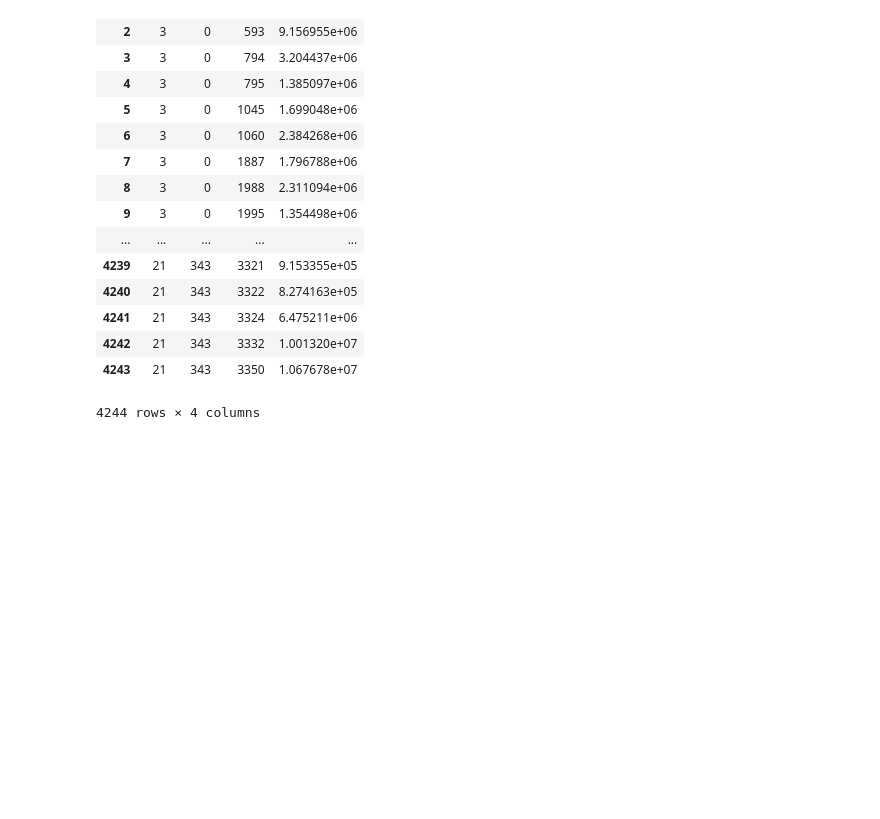
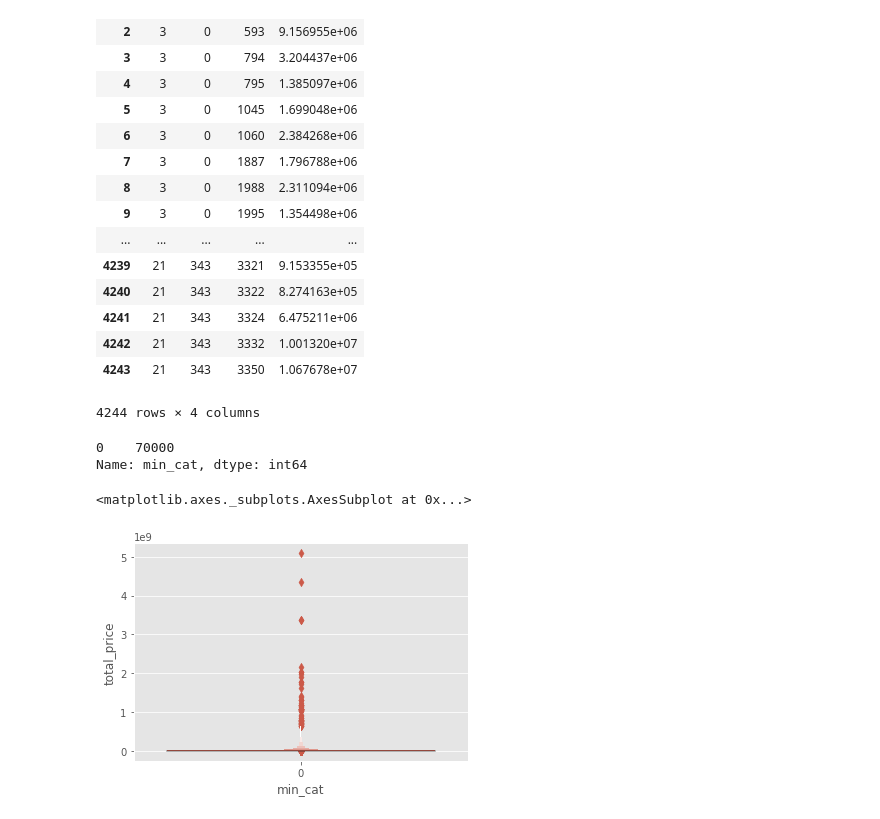
Before and after one commit to phacus/T-Brain_competition_predict_house_price, a Jupyter notebook: Multiple_model_test.ipynb, the cells around one changed output. Saved outputs shown, nothing was run; the diff lists cells and outputs as text; code cells hidden in the pictures; blank space fills up the shorter version.

```diff
--- a/Multiple_model_test.ipynb
+++ b/Multiple_model_test.ipynb
@@ -525,3 +619,13 @@ train.groupby(['city', 'town','village'])['total_price'].mean().reset_index()
 | 4242 | 21 | 343 | 3332 | 1.001320e+07 |
 | 4243 | 21 | 343 | 3350 | 1.067678e+07 |
 4244 rows × 4 columns
+# %%
+data['min_cat'].value_counts()
+# %% [output]
+0    70000
+Name: min_cat, dtype: int64
+# %%
+sns.boxenplot(data['min_cat'], data['total_price'])
+# %% [output]
+<matplotlib.axes._subplots.AxesSubplot at 0x...>
+[figure, added]
```
Also changed, not shown: parts of 11 cells of this notebook, 1 other file.
